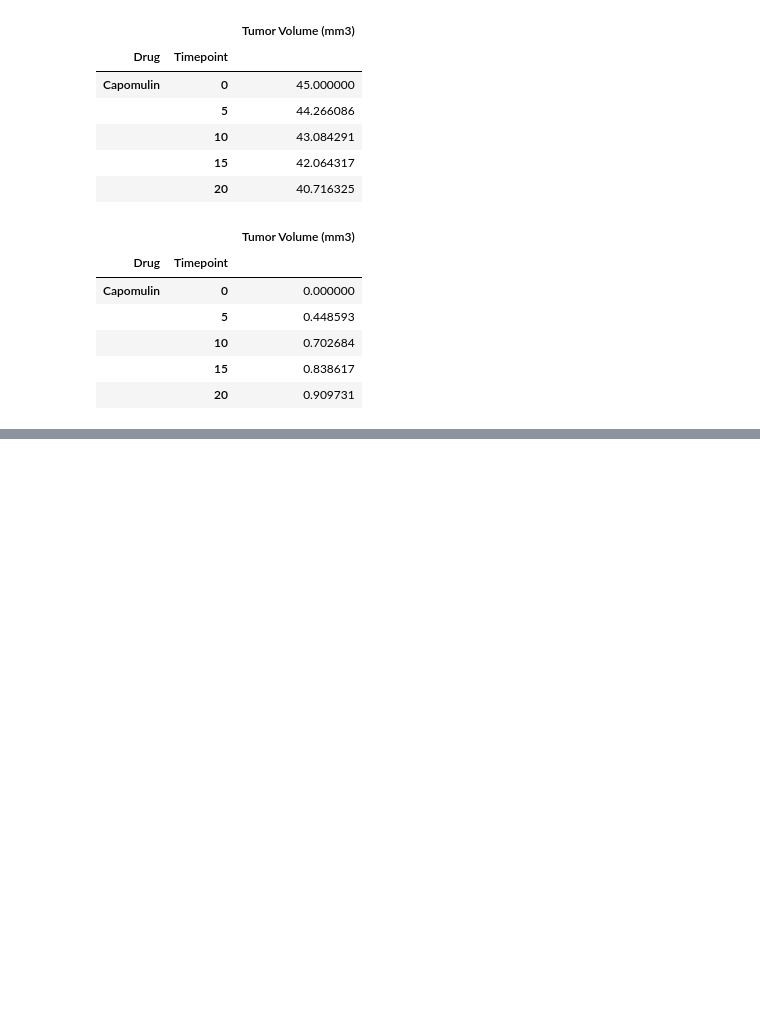
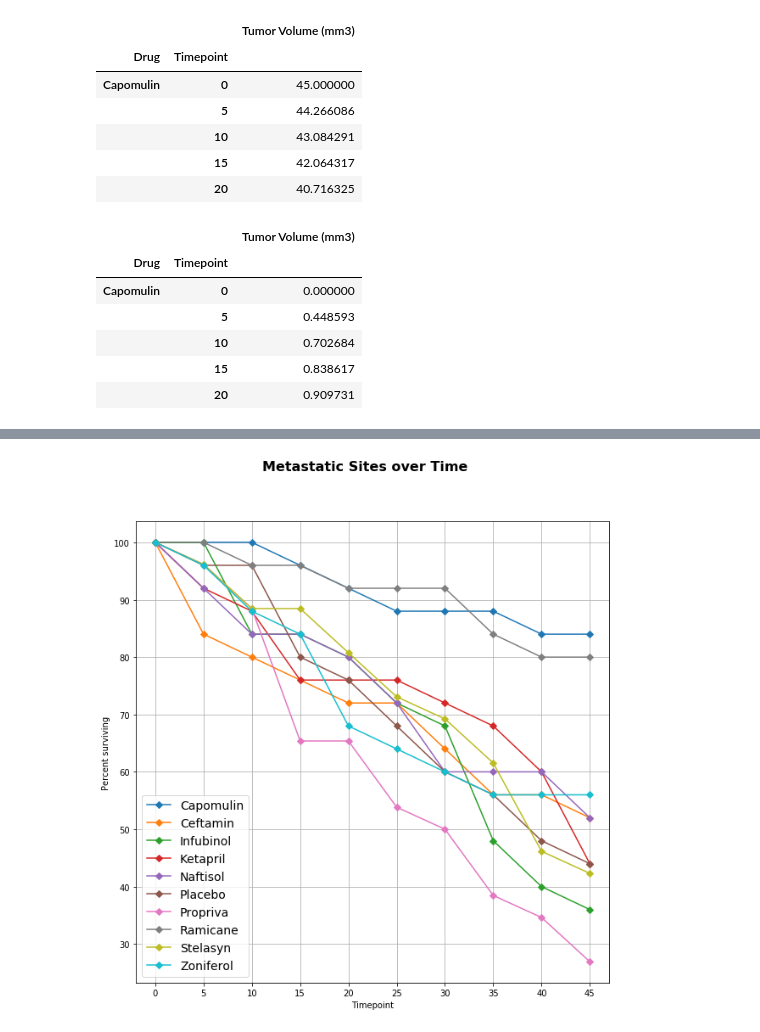
Before and after one commit to aha1994/Matplotlib-Analysis-of-tumor-treatment, a Jupyter notebook: Pymaceuticals/MatplotlibHWKTesting.ipynb, the cells around one changed output, grey strips where cells are left out. Cells and saved outputs as stored; diff of their text form; code cells hidden in the pictures; blank space fills up the shorter version.

```diff
--- a/Pymaceuticals/MatplotlibHWKTesting.ipynb
+++ b/Pymaceuticals/MatplotlibHWKTesting.ipynb
@@ -112,0 +209,6 @@ plt.show()
+# %%
+# Survival Rate
+
+mouse_count = drug_timeGroup['Mouse ID'].count()
+mouse_countDF= pd.DataFrame(mouse_count)
+mouse_countDF.head()
@@ -112,0 +223,6 @@ plt.show()
+# %%
+# Reformating the Mouse Count Data
+
+mouse_count_reformatDF = mouse_countDF.unstack('Drug')
+mouse_count_reformatDF = mouse_count_reformatDF['Mouse ID']
+mouse_count_reformatDF
@@ -112,0 +242,7 @@ plt.show()
+# %%
+# Converting Dataframe to hold % survival
+handles = mouse_count_reformatDF.columns
+survival_percentDF = mouse_count_reformatDF.copy()
+for x in handles:
+    survival_percentDF[x] = ((mouse_count_reformatDF[x]/mouse_count_reformatDF[x].at[0])*100)
+survival_percentDF
@@ -112,0 +262,28 @@ plt.show()
+# %%
+# % Survivng over Time with Errorbars
+
+x_axis = mouse_count_reformatDF.index
+handles = mouse_count_reformatDF.columns
+
+fig3, ax3 = plt.subplots()
+fig3.suptitle("Metastatic Sites over Time", fontsize=16, fontweight="bold")
+fig3.set_figwidth(10)
+fig3.set_figheight(10)
+
+for x in handles:
+    ax3.plot(x_axis, survival_percentDF[x], marker='D')
+
+
+ax3.set_xlim(-2, 47)
+ax3.set_xlabel('Timepoint')
+ax3.set_ylabel('Percent surviving')
+ax3.legend(handles, loc=3, prop={'size': 14})
+ax3.set_xticks(np.arange(0,50,5))
+
+
+
+plt.savefig('Percent Surviving over time.png')
+ax3.grid()
+plt.show()
+# %% [output]
+[figure, added]
```
Also changed, not shown: parts of 12 cells of this notebook, 3 other files.
